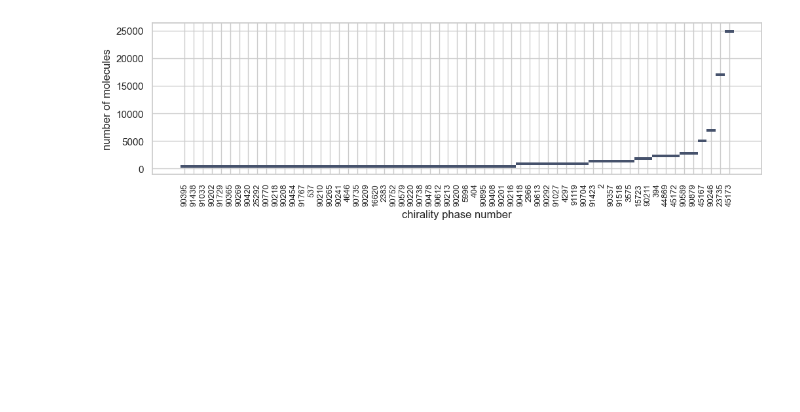
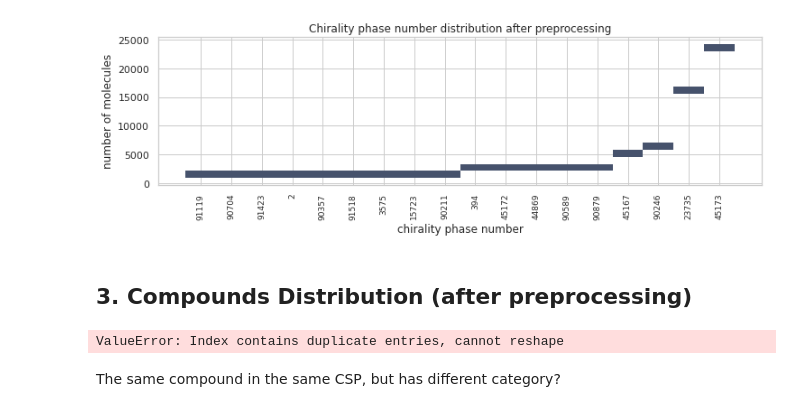
Before and after one commit to JosieHong/3DMolCSP, a Jupyter notebook: data/data_analysis.ipynb, the cells around one changed output. Cells and saved outputs as stored; diff of their text form; code cells hidden in the pictures; blank space fills up the shorter version.

```diff
--- a/data/data_analysis.ipynb
+++ b/data/data_analysis.ipynb
@@ -17,0 +195,4 @@ mols = [x for x in suppl if x is not None]
+# %%
+avg_atom_num_dict = {}
+for mb, atom_nums in atom_num_dict.items():
+    avg_atom_num_dict[mb] = np.mean(np.array(atom_nums))
@@ -18,3 +221,31 @@ mols = [x for x in suppl if x is not None]
+# %%
+suppl = Chem.SDMolSupplier("./Chirality/chirbase_clean.sdf")
+mols = [x for x in suppl if x is not None]
+# %%
+def convert2cls(chir, csp_category):
+    if csp_category == '1':
+        # For polysaccharide CSPs:
+        if chir < 1.15:
+            y = 0
+        elif chir < 1.2:
+            y = 1
+        elif chir < 2.1:
+            y = 2
+        else:
+            y = 3
+    elif csp_category == '2':
+        # For Pirkle CSPs:
+        if chir < 1.05:
+            y = 0
+        elif chir < 1.15:
+            y = 1
+        elif chir < 2:
+            y = 2
+        else:
+            y = 3
+    else:
+        raise Exception("The category for CSP should be 1 or 2, rather than {}.".format(csp_category))
+    return y
 # %%
 csp_no = {}
 csp_no_stat = {}
@@ -25,12 +256,7 @@ for mol in mols:
     else:
         mb = 'unknown'
     chir = round(float(mol.GetProp('k2/k1')), 4)
-    if chir < 1.15:
-        y = 0
-    elif chir < 1.2:
-        y = 1
-    else:
-        y = 2
+    y = convert2cls(chir, mol.GetProp('mobile_phase_category'))
 
     if mb in csp_no_stat.keys():
         csp_no[mb] += 1
@@ -152,14 +380,17 @@ print_full(scp_no_df)
 # %%
 # plot
 fig, ax = plt.subplots()
 fig.set_size_inches(12, 3)
 
 sns.histplot(data=scp_no_df, x='csp_no', y='mol_num', ax=ax)
 plt.xticks(rotation=90, fontsize=9)
 plt.xlabel("chirality phase number")
 plt.ylabel("number of molecules")
+plt.title("Chirality phase number distribution after preprocessing")
 
-plt.savefig('./csp_no_stat.png', dpi=300, bbox_inches='tight')
+plt.savefig('./csp_no_stat_pre.png', dpi=300, bbox_inches='tight')
 plt.show()
 # %% [output]
-[figure, old version]
+[figure, new version]
+# %% [markdown]
+## 3. Compounds Distribution (after preprocessing)
@@ -165,0 +417,6 @@ plt.show()
+# %%
+df.pivot(index='SMILES', columns='MB', values='Y')
+# %% [output]
+ValueError: Index contains duplicate entries, cannot reshape
+# %% [markdown]
+The same compound in the same CSP, but has different category?
```
Also changed, not shown: parts of 30 cells of this notebook, 19 other files.
